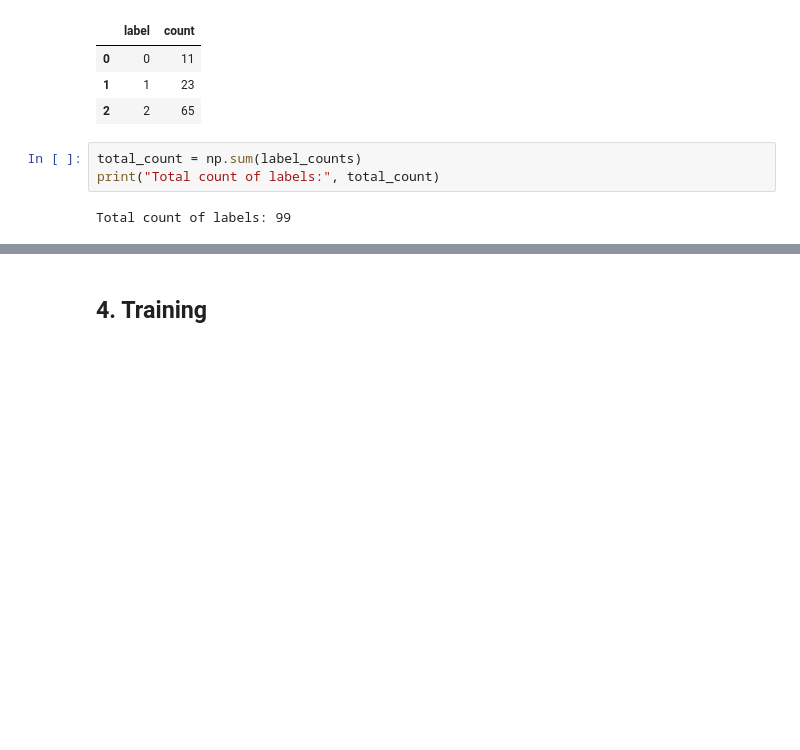
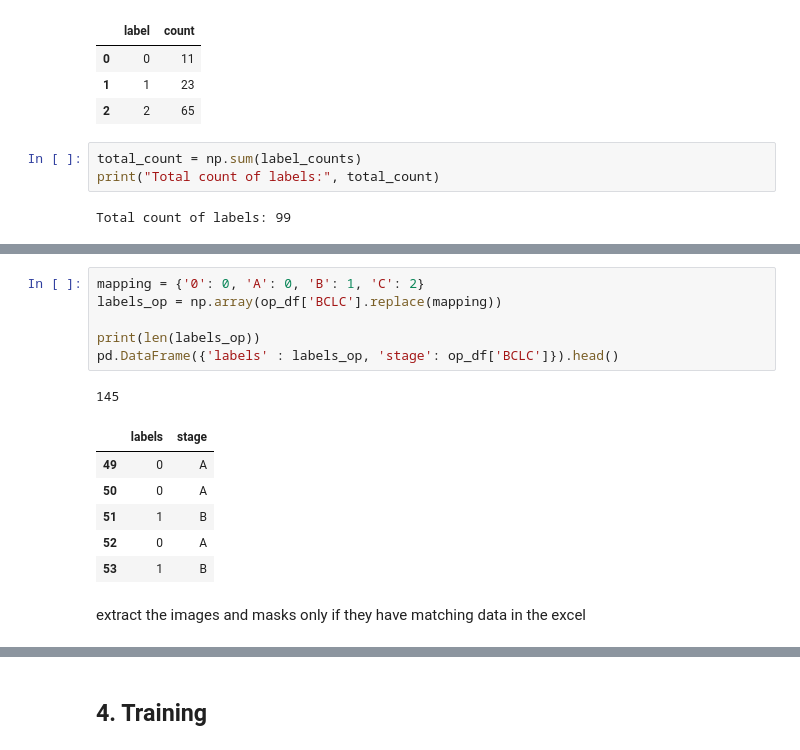
Before and after one commit to McSonk/2024-img-challenge, a Jupyter notebook: 2024training_medical_image.ipynb, the cells around one changed output, grey strips where cells are left out. Drawn from its saved outputs; the diff is of its cells as text; blank space fills up the shorter version.

```diff
--- a/2024training_medical_image.ipynb
+++ b/2024training_medical_image.ipynb
@@ -263,0 +378,16 @@ Total count of labels: 145
+# %%
+mapping = {'0': 0, 'A': 0, 'B': 1, 'C': 2}
+labels_op = np.array(op_df['BCLC'].replace(mapping))
+
+print(len(labels_op))
+pd.DataFrame({'labels' : labels_op, 'stage': op_df['BCLC']}).head()
+# %% [output]
+145
+|  | labels | stage |
+| 49 | 0 | A |
+| 50 | 0 | A |
+| 51 | 1 | B |
+| 52 | 0 | A |
+| 53 | 1 | B |
+# %% [markdown]
+extract the images and masks only if they have matching data in the excel
```
Also changed, not shown: parts of 58 cells of this notebook.
